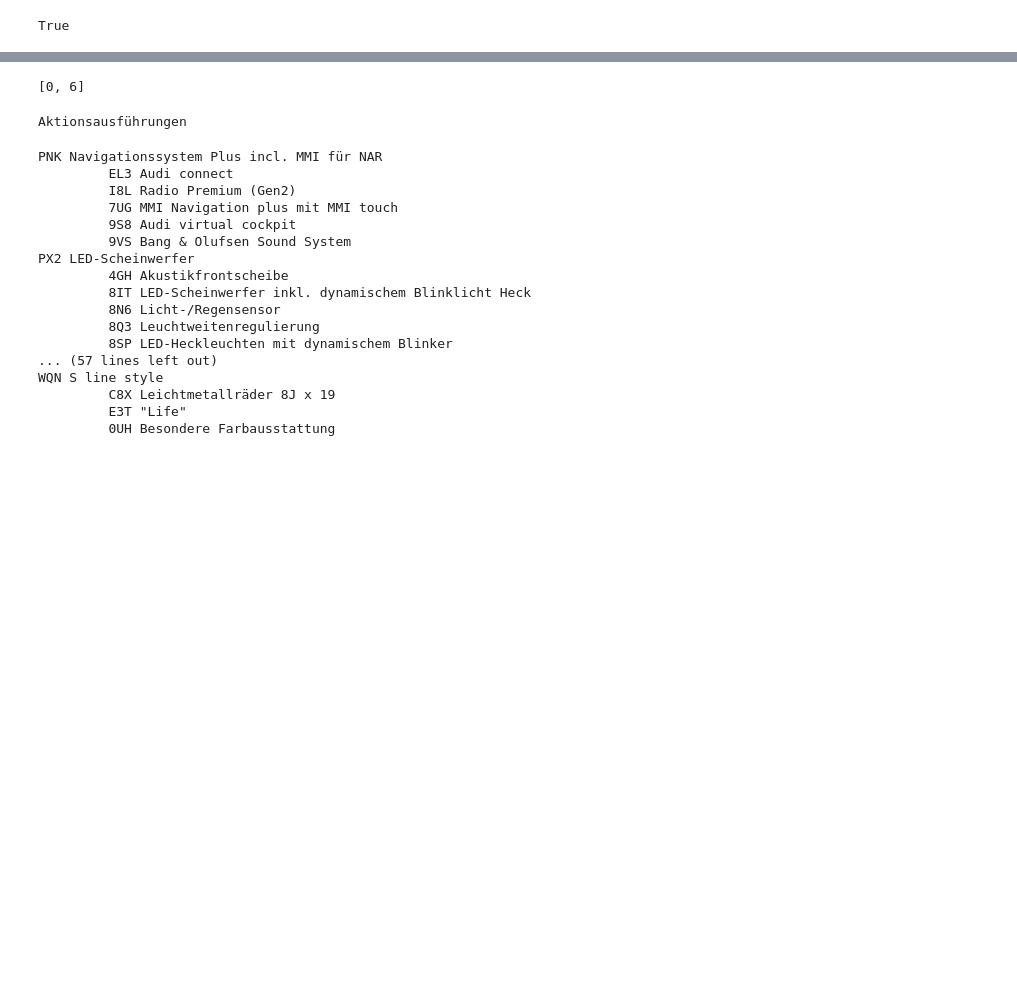
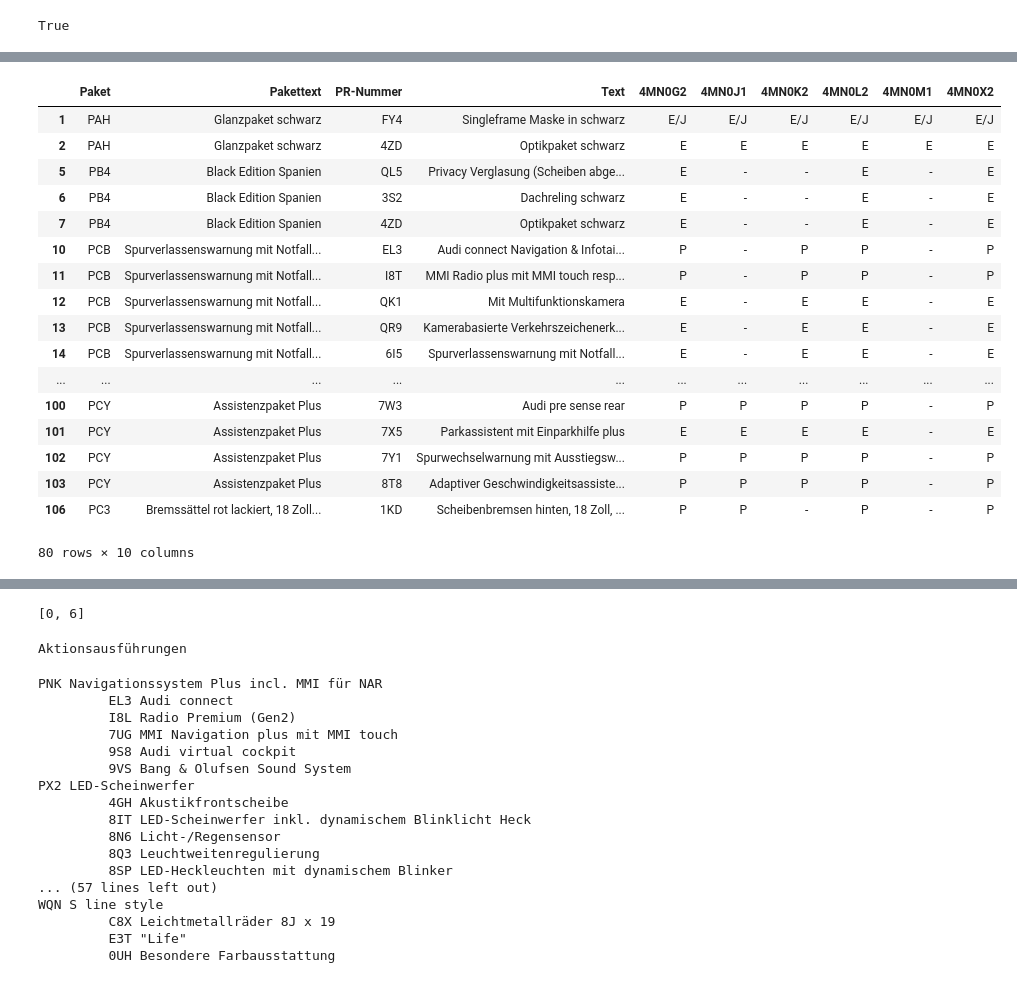
Before and after one commit to tappi287/RenderKnecht2, a Jupyter notebook: notebooks/excel_reader.ipynb, the cells around one changed output, grey strips where cells are left out. Drawn from its saved outputs; the diff is of its cells as text; code cells hidden in the pictures; blank space fills up the shorter version.

```diff
--- a/notebooks/excel_reader.ipynb
+++ b/notebooks/excel_reader.ipynb
@@ -30,3 +32,24 @@ xl.data.models.head(10)
+# %%
+xl.data.packages.head(80)
+# %% [output]
+|  | Paket | Pakettext | PR-Nummer | Text | 4MN0G2 | 4MN0J1 | 4MN0K2 | 4MN0L2 | 4MN0M1 | 4MN0X2 |
+| 1 | PAH | Glanzpaket schwarz | FY4 | Singleframe Maske in schwarz | E/J | E/J | E/J | E/J | E/J | E/J |
+| 2 | PAH | Glanzpaket schwarz | 4ZD | Optikpaket schwarz | E | E | E | E | E | E |
+| 5 | PB4 | Black Edition Spanien | QL5 | Privacy Verglasung (Scheiben abge... | E | - | - | E | - | E |
+| 6 | PB4 | Black Edition Spanien | 3S2 | Dachreling schwarz | E | - | - | E | - | E |
+| 7 | PB4 | Black Edition Spanien | 4ZD | Optikpaket schwarz | E | - | - | E | - | E |
+| 10 | PCB | Spurverlassenswarnung mit Notfall... | EL3 | Audi connect Navigation & Infotai... | P | - | P | P | - | P |
+| 11 | PCB | Spurverlassenswarnung mit Notfall... | I8T | MMI Radio plus mit MMI touch resp... | P | - | P | P | - | P |
+| 12 | PCB | Spurverlassenswarnung mit Notfall... | QK1 | Mit Multifunktionskamera | E | - | E | E | - | E |
+| 13 | PCB | Spurverlassenswarnung mit Notfall... | QR9 | Kamerabasierte Verkehrszeichenerk... | E | - | E | E | - | E |
+| 14 | PCB | Spurverlassenswarnung mit Notfall... | 6I5 | Spurverlassenswarnung mit Notfall... | E | - | E | E | - | E |
+| ... | ... | ... | ... | ... | ... | ... | ... | ... | ... | ... |
+| 100 | PCY | Assistenzpaket Plus | 7W3 | Audi pre sense rear | P | P | P | P | - | P |
+| 101 | PCY | Assistenzpaket Plus | 7X5 | Parkassistent mit Einparkhilfe plus | E | E | E | E | - | E |
+| 102 | PCY | Assistenzpaket Plus | 7Y1 | Spurwechselwarnung mit Ausstiegsw... | P | P | P | P | - | P |
+| 103 | PCY | Assistenzpaket Plus | 8T8 | Adaptiver Geschwindigkeitsassiste... | P | P | P | P | - | P |
+| 106 | PC3 | Bremssättel rot lackiert, 18 Zoll... | 1KD | Scheibenbremsen hinten, 18 Zoll, ... | P | P | - | P | - | P |
+80 rows × 10 columns
 # %%
 # Extract available models
 models = xl.data.models[xl.data.models.columns[6]]
```
Also changed, not shown: parts of 7 cells of this notebook, 7 other files.
